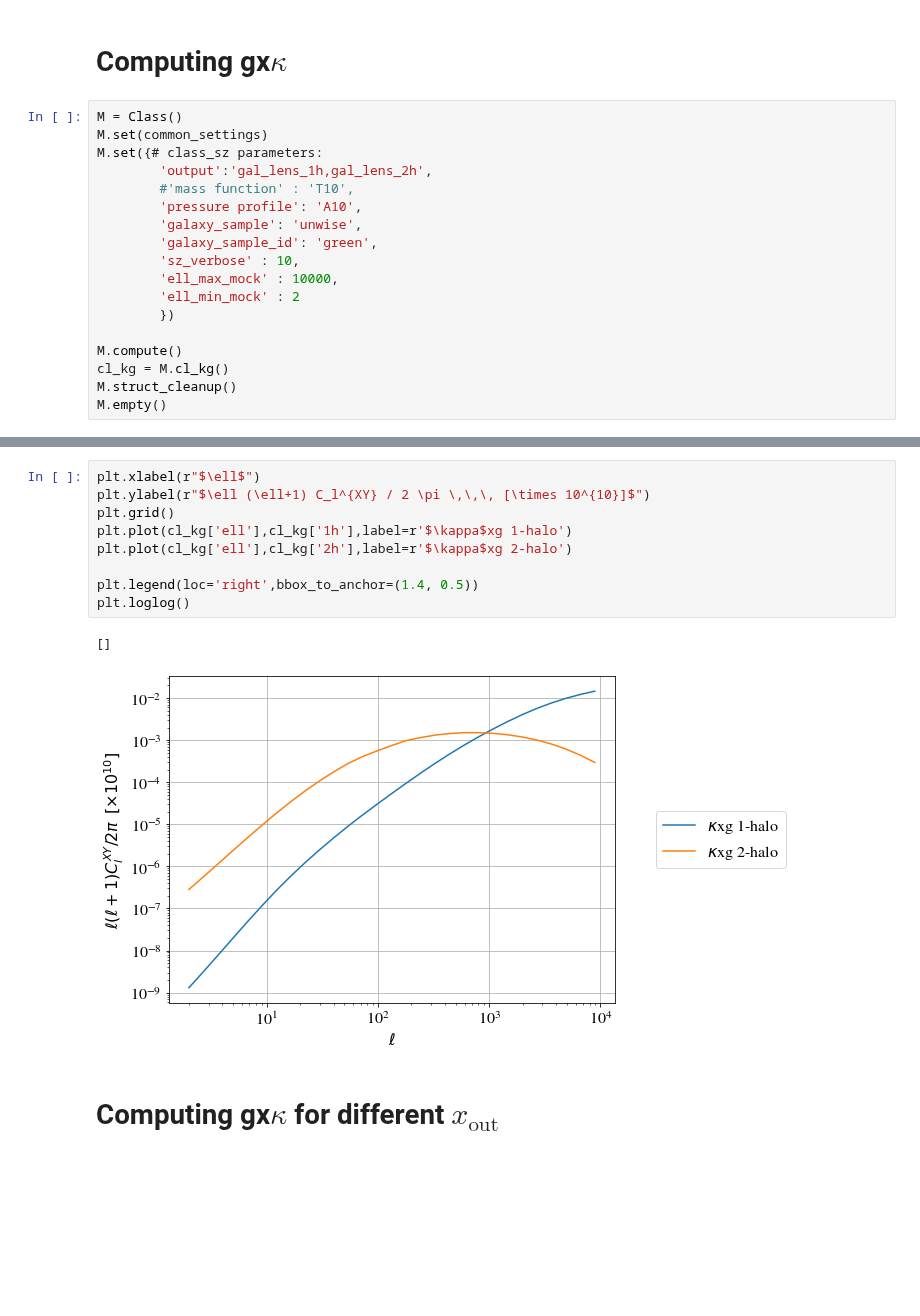
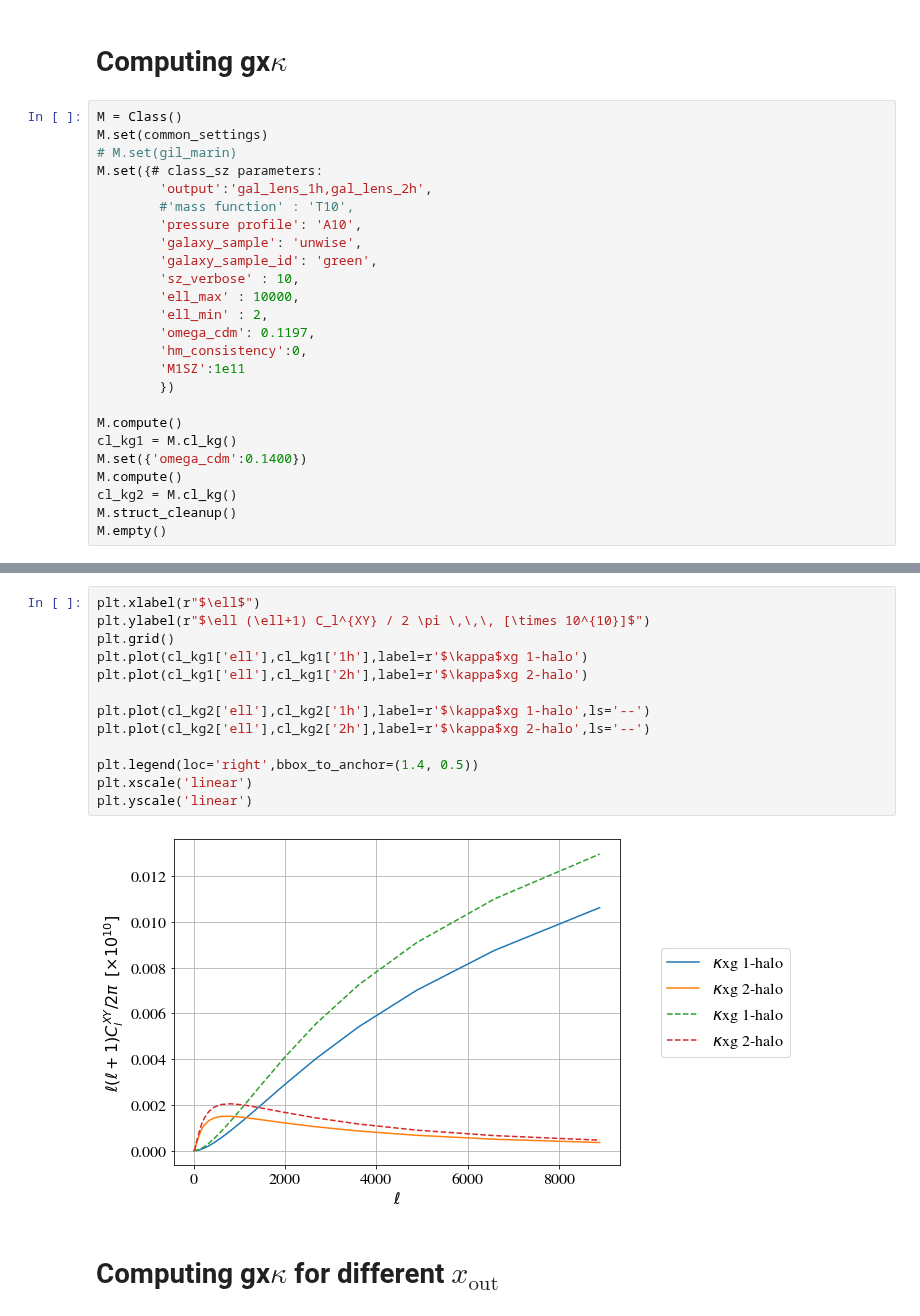
Before and after one commit to CLASS-SZ/class_sz, a Jupyter notebook: notebooks/class_sz_plots_and_tutorial.ipynb, the cells around one changed output, grey strips where cells are left out. Saved outputs shown, nothing was run; the diff lists cells and outputs as text; blank space fills up the shorter version.

```diff
--- a/notebooks/class_sz_plots_and_tutorial.ipynb
+++ b/notebooks/class_sz_plots_and_tutorial.ipynb
@@ -1082,6 +1082,7 @@ plt.loglog()
 # %%
 M = Class()
 M.set(common_settings)
+# M.set(gil_marin)
 M.set({# class_sz parameters:
         'output':'gal_lens_1h,gal_lens_2h',
         #'mass function' : 'T10',
@@ -1089,11 +1090,17 @@ M.set({# class_sz parameters:
         'galaxy_sample': 'unwise',
         'galaxy_sample_id': 'green',
         'sz_verbose' : 10,
-        'ell_max_mock' : 10000,
-        'ell_min_mock' : 2
+        'ell_max' : 10000,
+        'ell_min' : 2,
+        'omega_cdm': 0.1197,
+        'hm_consistency':0,
+        'M1SZ':1e11
         })
 
 M.compute()
-cl_kg = M.cl_kg()
+cl_kg1 = M.cl_kg()
+M.set({'omega_cdm':0.1400})
+M.compute()
+cl_kg2 = M.cl_kg()
 M.struct_cleanup()
 M.empty()
@@ -1100,15 +1125,18 @@ M.empty()
 # %%
 plt.xlabel(r"$\ell$")
 plt.ylabel(r"$\ell (\ell+1) C_l^{XY} / 2 \pi \,\,\, [\times 10^{10}]$")
 plt.grid()
-plt.plot(cl_kg['ell'],cl_kg['1h'],label=r'$\kappa$xg 1-halo')
-plt.plot(cl_kg['ell'],cl_kg['2h'],label=r'$\kappa$xg 2-halo')
+plt.plot(cl_kg1['ell'],cl_kg1['1h'],label=r'$\kappa$xg 1-halo')
+plt.plot(cl_kg1['ell'],cl_kg1['2h'],label=r'$\kappa$xg 2-halo')
+
+plt.plot(cl_kg2['ell'],cl_kg2['1h'],label=r'$\kappa$xg 1-halo',ls='--')
+plt.plot(cl_kg2['ell'],cl_kg2['2h'],label=r'$\kappa$xg 2-halo',ls='--')
 
 plt.legend(loc='right',bbox_to_anchor=(1.4, 0.5))
-plt.loglog()
+plt.xscale('linear')
+plt.yscale('linear')
 # %% [output]
-[]
-[figure, old version]
+[figure, new version]
 # %% [markdown]
 # Computing gx$\kappa$ for different $x_\mathrm{out}$
 # %%
```
Also changed, not shown: parts of 8 cells of this notebook, 6 other files.
